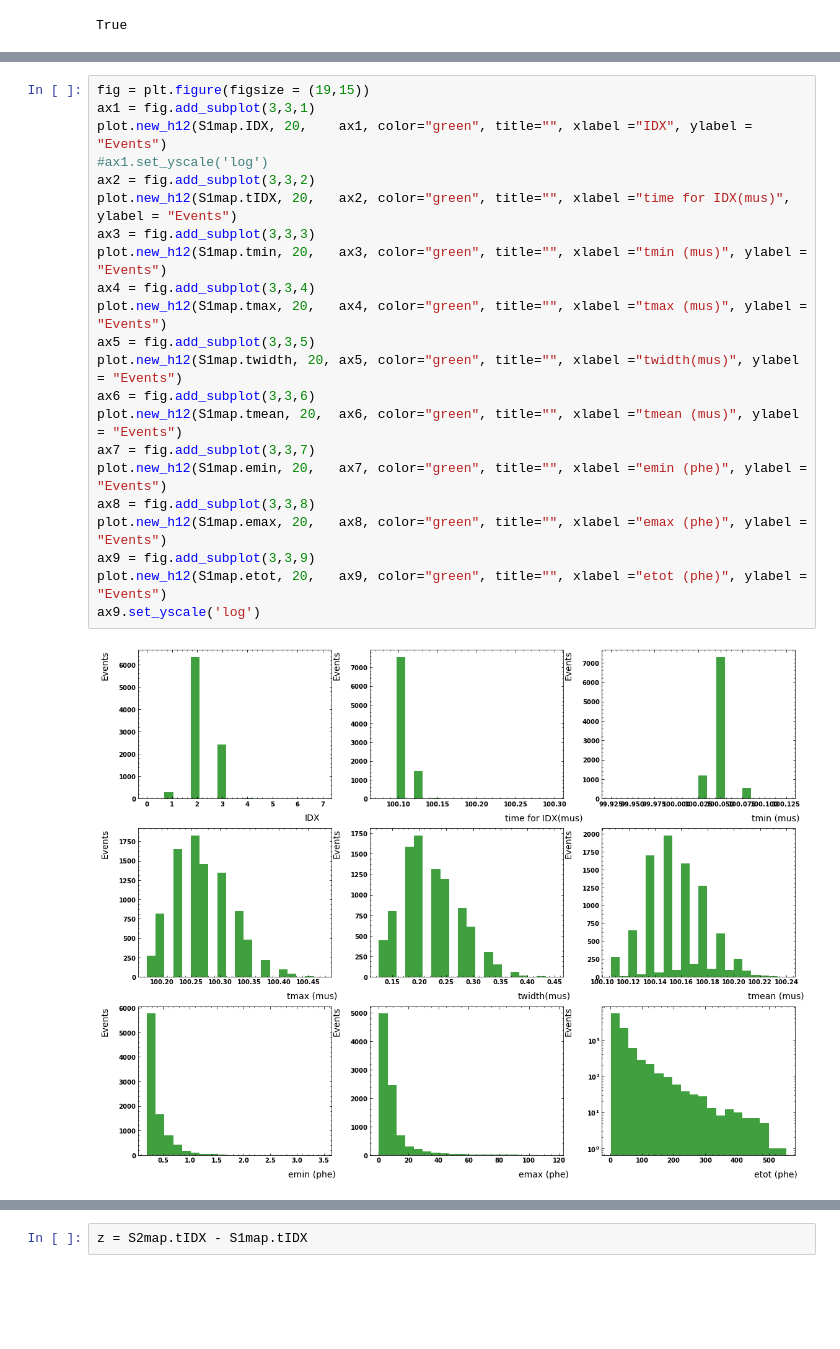
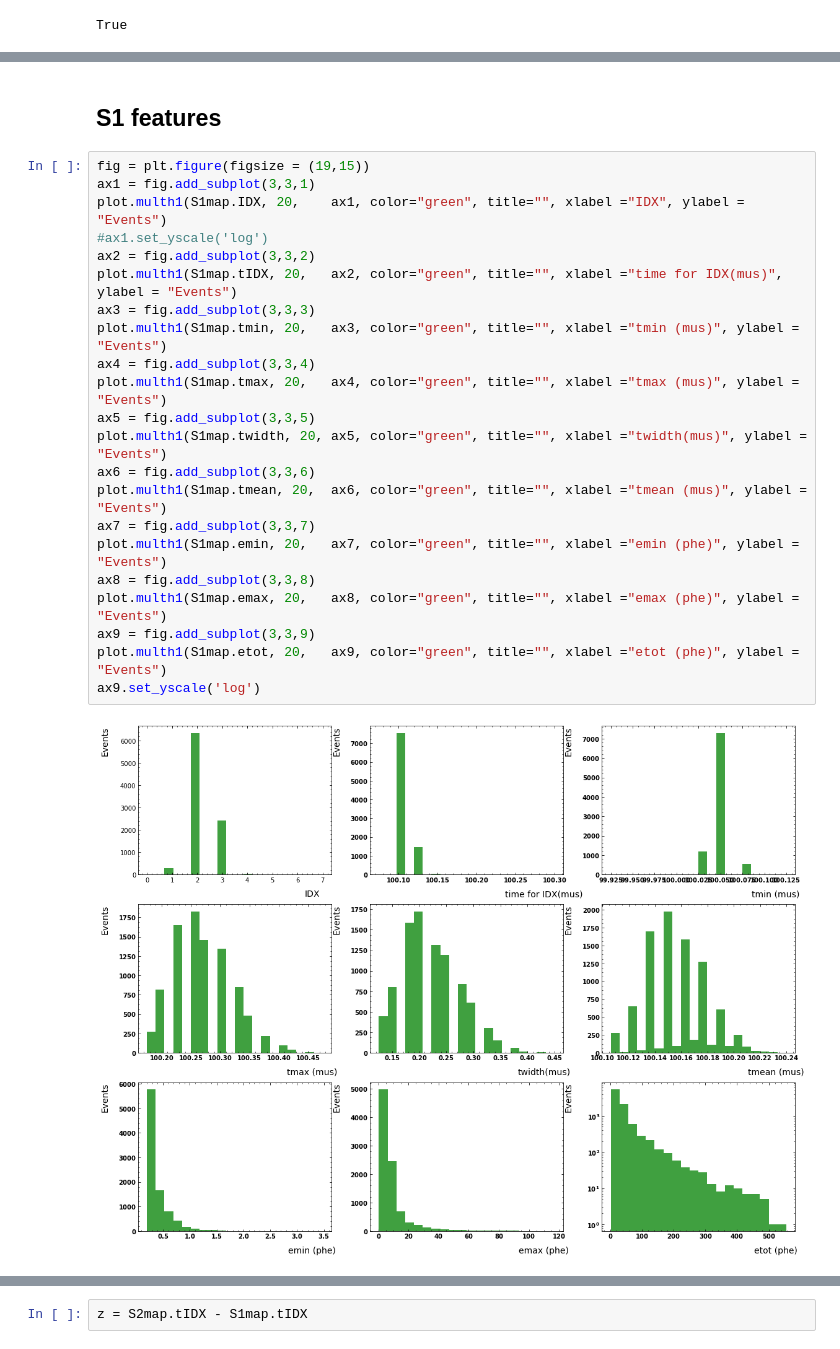
Before and after one commit to neuslopez/ICARO, a Jupyter notebook: CoMC.ipynb, the cells around one changed output, grey strips where cells are left out. Saved outputs shown, nothing was run; the diff lists cells and outputs as text; blank space fills up the shorter version.

```diff
--- a/CoMC.ipynb
+++ b/CoMC.ipynb
@@ -100,24 +116,26 @@ True
+# %% [markdown]
+## S1 features
 # %%
 fig = plt.figure(figsize = (19,15))
 ax1 = fig.add_subplot(3,3,1)
-plot.new_h12(S1map.IDX, 20,    ax1, color="green", title="", xlabel ="IDX", ylabel = "Events")
+plot.multh1(S1map.IDX, 20,    ax1, color="green", title="", xlabel ="IDX", ylabel = "Events")
 #ax1.set_yscale('log')
 ax2 = fig.add_subplot(3,3,2)
-plot.new_h12(S1map.tIDX, 20,   ax2, color="green", title="", xlabel ="time for IDX(mus)", ylabel = "Events")
+plot.multh1(S1map.tIDX, 20,   ax2, color="green", title="", xlabel ="time for IDX(mus)", ylabel = "Events")
 ax3 = fig.add_subplot(3,3,3)
-plot.new_h12(S1map.tmin, 20,   ax3, color="green", title="", xlabel ="tmin (mus)", ylabel = "Events")
+plot.multh1(S1map.tmin, 20,   ax3, color="green", title="", xlabel ="tmin (mus)", ylabel = "Events")
 ax4 = fig.add_subplot(3,3,4)
-plot.new_h12(S1map.tmax, 20,   ax4, color="green", title="", xlabel ="tmax (mus)", ylabel = "Events")
+plot.multh1(S1map.tmax, 20,   ax4, color="green", title="", xlabel ="tmax (mus)", ylabel = "Events")
 ax5 = fig.add_subplot(3,3,5)
-plot.new_h12(S1map.twidth, 20, ax5, color="green", title="", xlabel ="twidth(mus)", ylabel = "Events")
+plot.multh1(S1map.twidth, 20, ax5, color="green", title="", xlabel ="twidth(mus)", ylabel = "Events")
 ax6 = fig.add_subplot(3,3,6)
-plot.new_h12(S1map.tmean, 20,  ax6, color="green", title="", xlabel ="tmean (mus)", ylabel = "Events")
+plot.multh1(S1map.tmean, 20,  ax6, color="green", title="", xlabel ="tmean (mus)", ylabel = "Events")
 ax7 = fig.add_subplot(3,3,7)
-plot.new_h12(S1map.emin, 20,   ax7, color="green", title="", xlabel ="emin (phe)", ylabel = "Events")
+plot.multh1(S1map.emin, 20,   ax7, color="green", title="", xlabel ="emin (phe)", ylabel = "Events")
 ax8 = fig.add_subplot(3,3,8)
-plot.new_h12(S1map.emax, 20,   ax8, color="green", title="", xlabel ="emax (phe)", ylabel = "Events")
+plot.multh1(S1map.emax, 20,   ax8, color="green", title="", xlabel ="emax (phe)", ylabel = "Events")
 ax9 = fig.add_subplot(3,3,9)
-plot.new_h12(S1map.etot, 20,   ax9, color="green", title="", xlabel ="etot (phe)", ylabel = "Events")
+plot.multh1(S1map.etot, 20,   ax9, color="green", title="", xlabel ="etot (phe)", ylabel = "Events")
 ax9.set_yscale('log')
 # %% [output]
-[figure, old version]
+[figure, new version]
```
Also changed, not shown: parts of 42 cells of this notebook, 5 other files.
